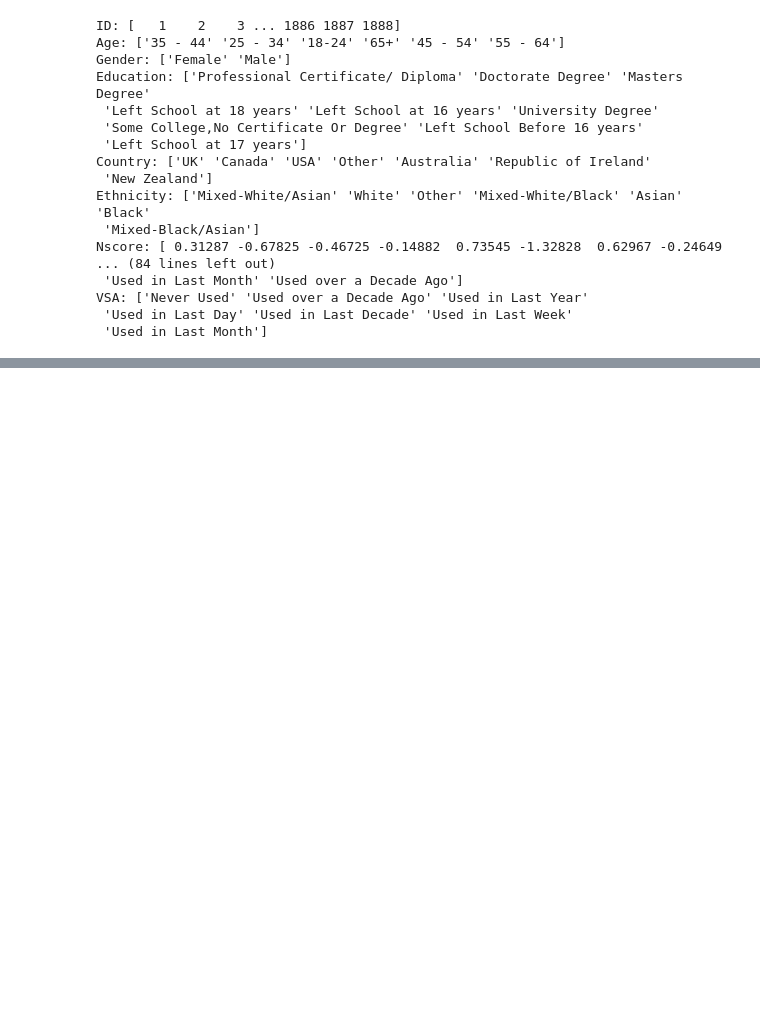
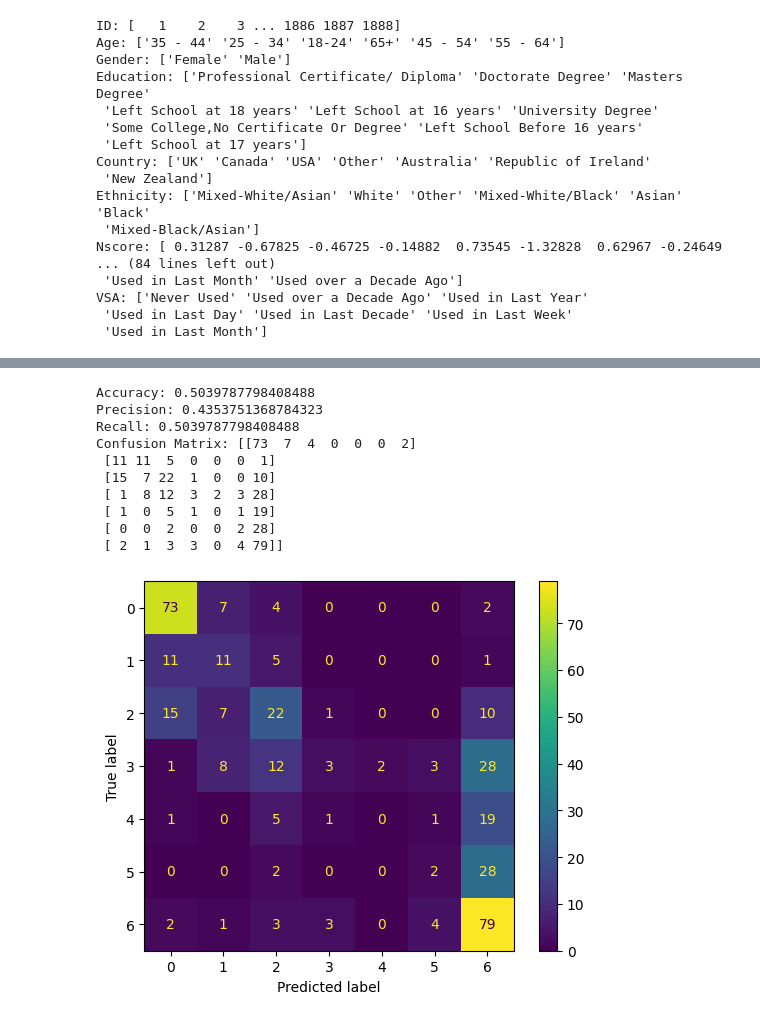
Before and after one commit to vasco-oliv/IA_P2, a Jupyter notebook: notebook.ipynb, the cells around one changed output, grey strips where cells are left out. Drawn from its saved outputs; the diff is of its cells as text; code cells hidden in the pictures; blank space fills up the shorter version.

Commit message:
Tested the random forest algorithm

```diff
--- a/notebook.ipynb
+++ b/notebook.ipynb
@@ -6,6 +6,7 @@ import pandas as pd
 import matplotlib.pyplot as plt
 # %%
 dataset = pd.read_csv('data/drug_consumption.csv')
+data1 = pd.read_csv('data/drug_consumption.csv')
 clean_dataset = dataset.copy()
 # %%
 dataset.head(20)
@@ -169,0 +225,28 @@ for value in dataset['Cannabis'].unique():
+# %%
+# replace the CL0, CL1, CL2, CL3, CL4, CL5, CL6 values in the 'Cannabis' column with 0, 1, 2, 3, 4, 5, 6
+cannabis_col = {
+    'CL0': 0,
+    'CL1': 1,
+    'CL2': 2,
+    'CL3': 3,
+    'CL4': 4,
+    'CL5': 5,
+    'CL6': 6,
+}
+
+data1 = data1.replace(cannabis_col)
+# %%
+# call the function with the dataset and the target column as 'Cannabis'
+clf = apply_random_forest_classifier(data1, 'Cannabis')
+# %% [output]
+Accuracy: 0.5039787798408488
+Precision: 0.4353751368784323
+Recall: 0.5039787798408488
+Confusion Matrix: [[73  7  4  0  0  0  2]
+ [11 11  5  0  0  0  1]
+ [15  7 22  1  0  0 10]
+ [ 1  8 12  3  2  3 28]
+ [ 1  0  5  1  0  1 19]
+ [ 0  0  2  0  0  2 28]
+ [ 2  1  3  3  0  4 79]]
+[figure, added]
```
Also changed, not shown: parts of 4 cells of this notebook.
